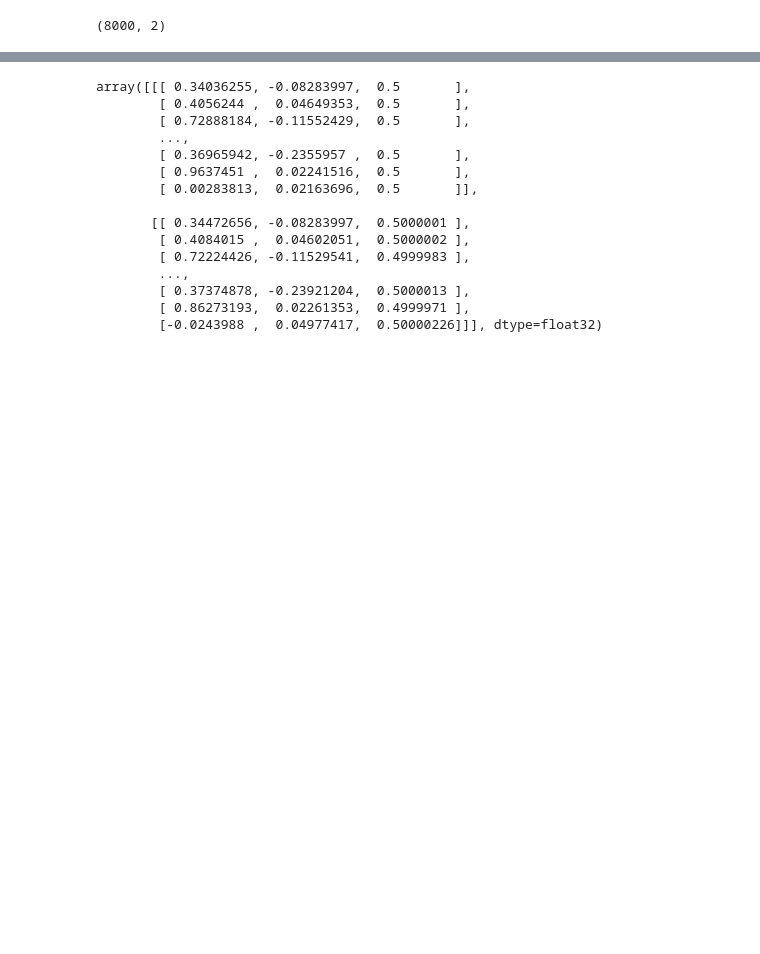
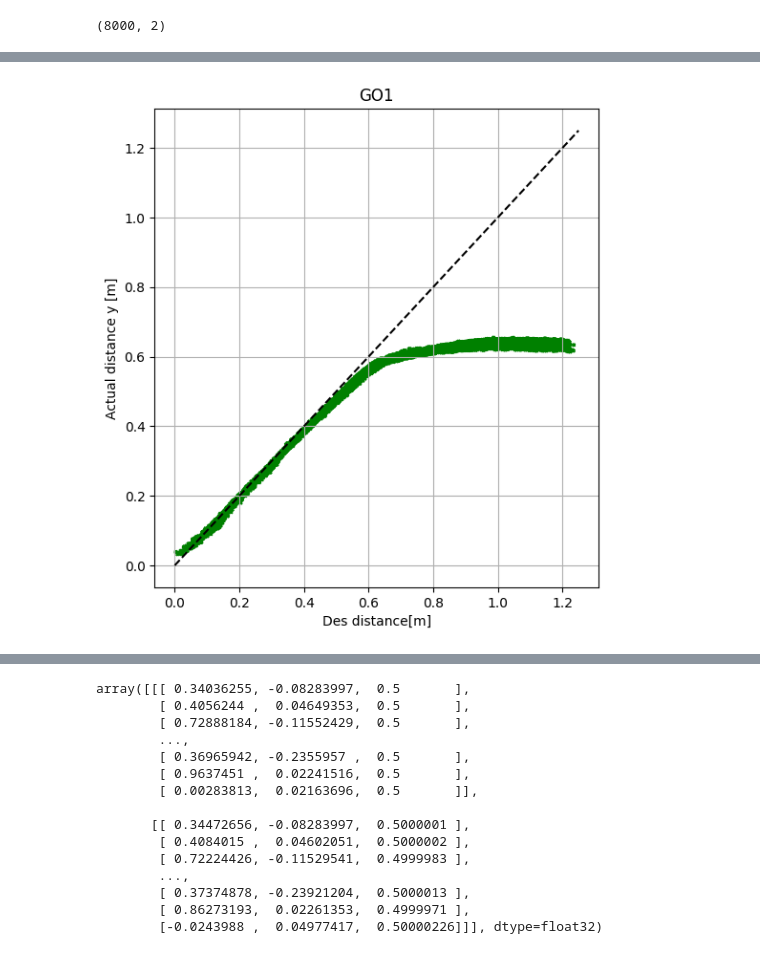
Before and after one commit to mfocchi/guided-rl-jump, a Jupyter notebook: source/standalone/development/notebooks/results_plot.ipynb, the cells around one changed output, grey strips where cells are left out. Saved outputs shown, nothing was run; the diff lists cells and outputs as text; code cells hidden in the pictures; blank space fills up the shorter version.

```diff
--- a/source/standalone/development/notebooks/results_plot.ipynb
+++ b/source/standalone/development/notebooks/results_plot.ipynb
@@ -80,0 +101,15 @@ array([0.6110517 , 0.60087645, 0.05601698, ..., 0.57547766, 0.23075902,
+# %%
+
+plt.figure(figsize=(6, 6.5))
+plt.grid()
+plt.scatter(des_dist,actual_dist, np.full(des_dist.shape,5), marker='x', alpha=1, color="green")
+plt.scatter(des_dist[failed_idx],actual_dist[failed_idx], np.full(des_dist[failed_idx].shape,5), marker='x', alpha=1, color="red")
+plt.title("GO1")
+plt.plot([0.0,1.25],[0.0,1.25], '--', color="black")
+# plt.colorbar(label="Error [m]")
+plt.xlabel("Des distance[m]")
+plt.ylabel("Actual distance y [m]")
+plt.savefig(data_path+"diag_err.pdf", dpi=500, bbox_inches='tight')
+plt.show()
+# %% [output]
+[figure, added]
```
Also changed, not shown: parts of 12 cells of this notebook, 58 other files.
